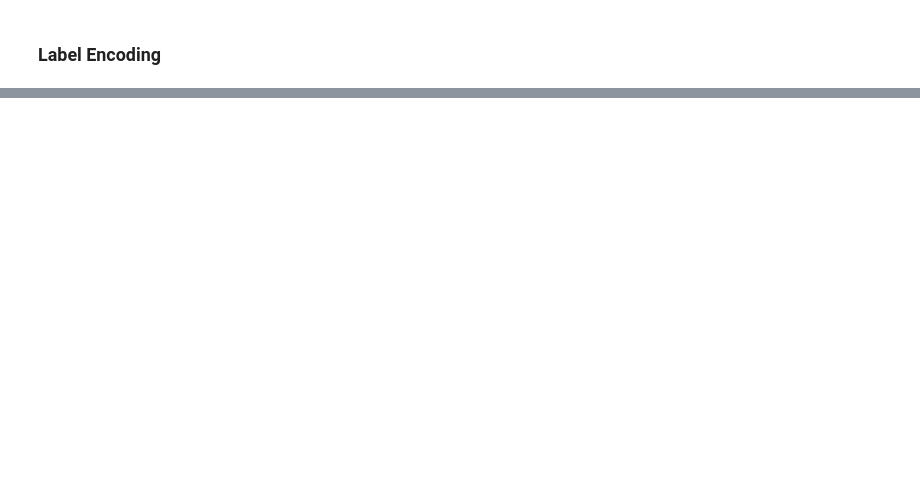
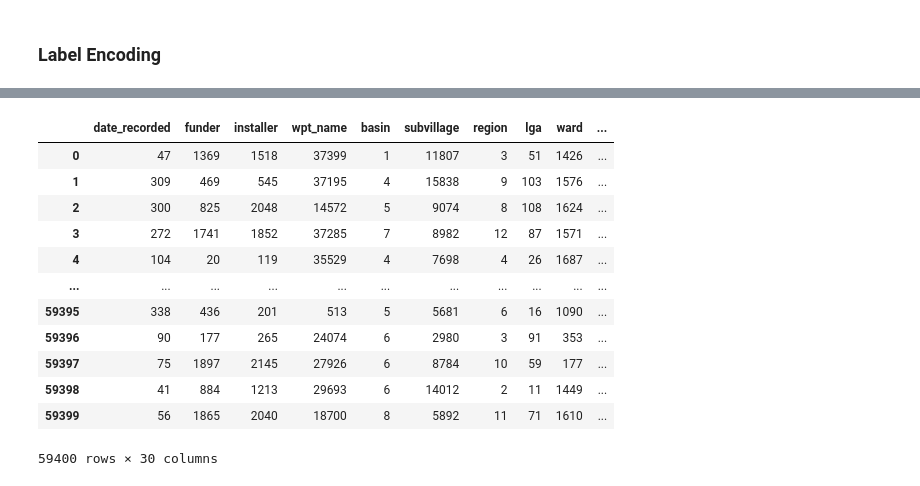
Before and after one commit to anjuchamantha/Machine-Learning-Module-Project, a Jupyter notebook: competition-notebook.ipynb, the cells around one changed output, grey strips where cells are left out. Cells and saved outputs as stored; diff of their text form; code cells hidden in the pictures; blank space fills up the shorter version.

```diff
--- a/competition-notebook.ipynb
+++ b/competition-notebook.ipynb
@@ -186,6 +208,2 @@ obj_df.head()
 # %% [markdown]
 ### Label Encoding
-# %%
-# convert a column to a category, then use those category values for label encoding
-obj_df["funder"] = obj_df["funder"].astype('category')
-obj_df.dtypes
@@ -210,3 +209,0 @@ dtype: object
-# %%
-obj_df["funder_cat"] = obj_df["funder"].cat.codes
-obj_df.head()
@@ -220,0 +223,23 @@ obj_df.head()
+# %%
+from sklearn.preprocessing import OrdinalEncoder,LabelEncoder
+
+# ord_enc = OrdinalEncoder()
+# obj_df["waterpoint_type_group_code"] = ord_enc.fit_transform(obj_df[["waterpoint_type_group"]])
+# obj_df[["waterpoint_type_group", "waterpoint_type_group_code"]].head(11)
+
+obj_df = obj_df.apply(LabelEncoder().fit_transform)
+obj_df
+# %% [output]
+|  | date_recorded | funder | installer | wpt_name | basin | subvillage | region | lga | ward | ... |
+| 0 | 47 | 1369 | 1518 | 37399 | 1 | 11807 | 3 | 51 | 1426 | ... |
+| 1 | 309 | 469 | 545 | 37195 | 4 | 15838 | 9 | 103 | 1576 | ... |
+| 2 | 300 | 825 | 2048 | 14572 | 5 | 9074 | 8 | 108 | 1624 | ... |
+| 3 | 272 | 1741 | 1852 | 37285 | 7 | 8982 | 12 | 87 | 1571 | ... |
+| 4 | 104 | 20 | 119 | 35529 | 4 | 7698 | 4 | 26 | 1687 | ... |
+| ... | ... | ... | ... | ... | ... | ... | ... | ... | ... | ... |
+| 59395 | 338 | 436 | 201 | 513 | 5 | 5681 | 6 | 16 | 1090 | ... |
+| 59396 | 90 | 177 | 265 | 24074 | 6 | 2980 | 3 | 91 | 353 | ... |
+| 59397 | 75 | 1897 | 2145 | 27926 | 6 | 8784 | 10 | 59 | 177 | ... |
+| 59398 | 41 | 884 | 1213 | 29693 | 6 | 14012 | 2 | 11 | 1449 | ... |
+| 59399 | 56 | 1865 | 2040 | 18700 | 8 | 5892 | 11 | 71 | 1610 | ... |
+59400 rows × 30 columns
```
Also changed, not shown: parts of 35 cells of this notebook.
